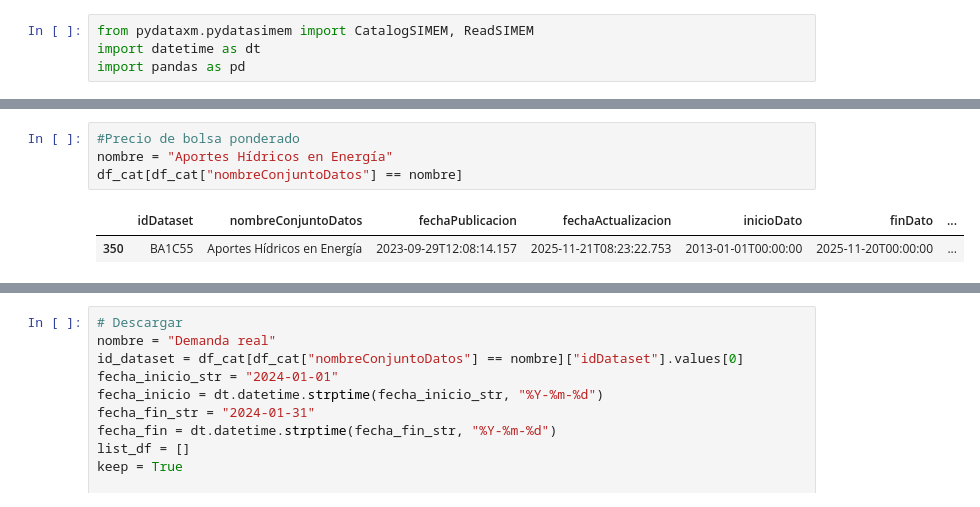
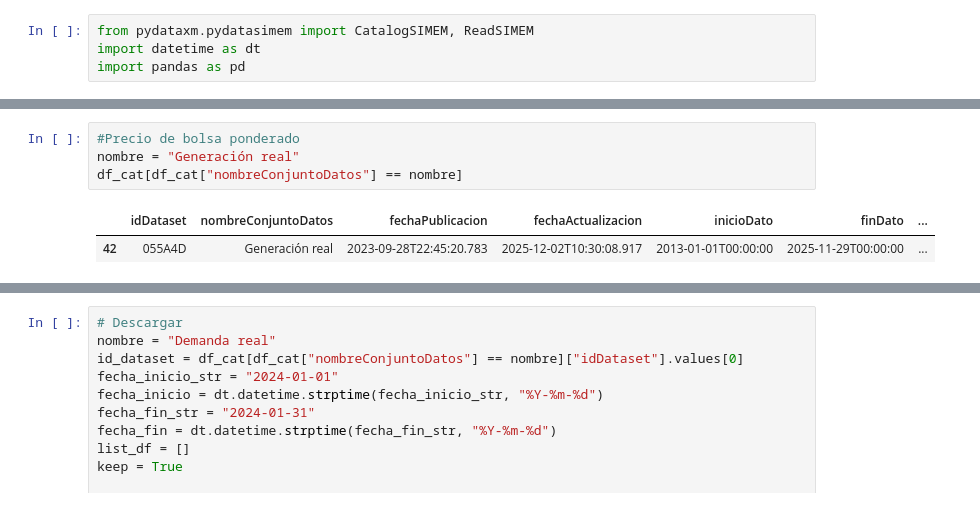
Before and after one commit to shaka03/bot_futuros, a Jupyter notebook: notebooks/Derivex_Spot.ipynb, the cells around one changed output, grey strips where cells are left out. Drawn from its saved outputs; the diff is of its cells as text.

```diff
--- a/notebooks/Derivex_Spot.ipynb
+++ b/notebooks/Derivex_Spot.ipynb
@@ -36,8 +36,8 @@ set(df_cat['nombreConjuntoDatos'])
  'Vertimientos hídricos'}
 # %%
 #Precio de bolsa ponderado
-nombre = "Aportes Hídricos en Energía"
+nombre = "Generación real"
 df_cat[df_cat["nombreConjuntoDatos"] == nombre]
 # %% [output]
 |  | idDataset | nombreConjuntoDatos | fechaPublicacion | fechaActualizacion | inicioDato | finDato | ... |
-| 350 | BA1C55 | Aportes Hídricos en Energía | 2023-09-29T12:08:14.157 | 2025-11-21T08:23:22.753 | 2013-01-01T00:00:00 | 2025-11-20T00:00:00 | ... |
+| 42 | 055A4D | Generación real | 2023-09-28T22:45:20.783 | 2025-12-02T10:30:08.917 | 2013-01-01T00:00:00 | 2025-11-29T00:00:00 | ... |
```
Also changed, not shown: parts of 2 cells of this notebook, 1 other file.
